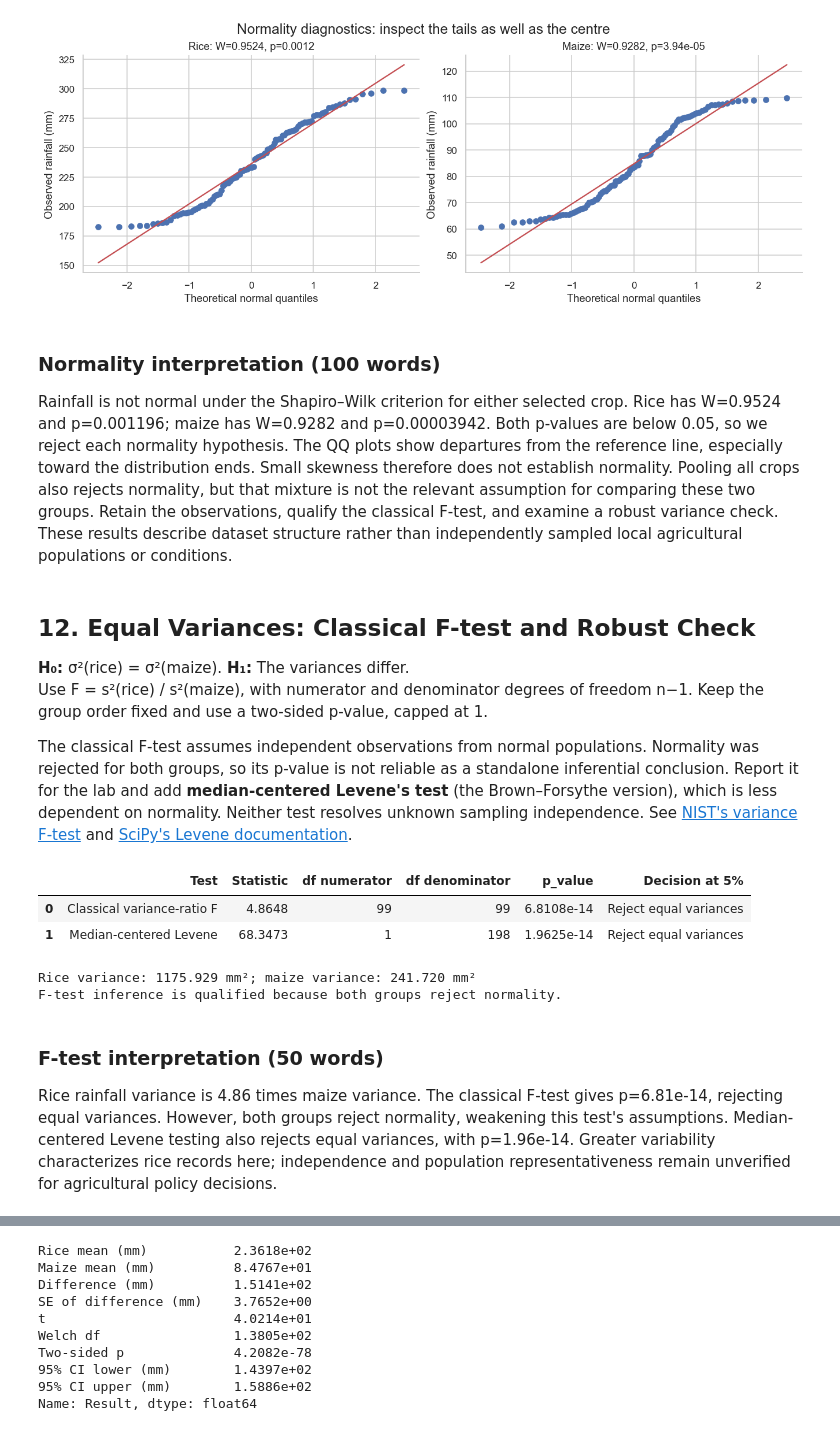
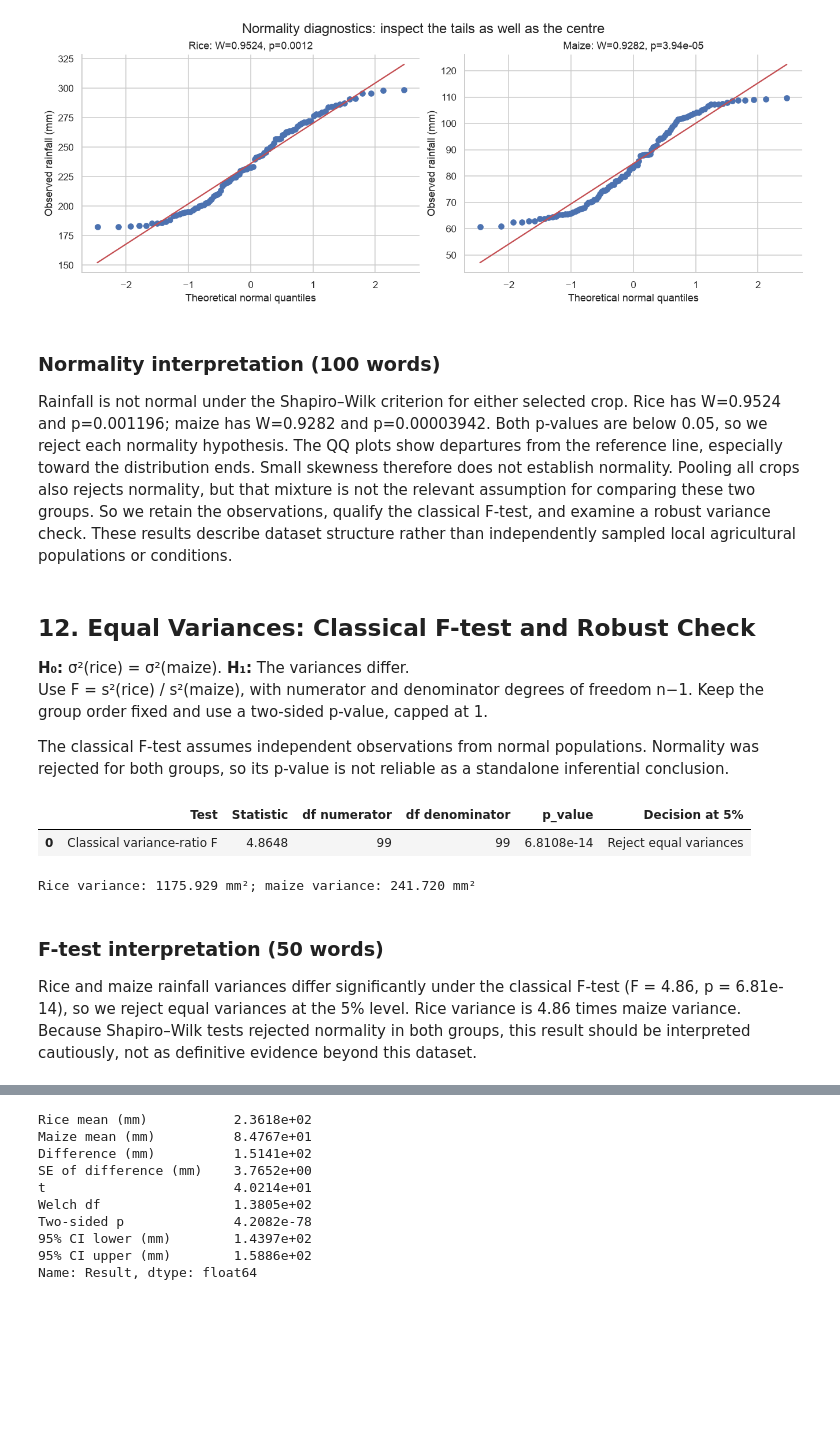
Before and after one commit to UbaidUllah777/Crop_Recommendation_Analysis, a Jupyter notebook: Crop_Recommendation_Workshop_A.ipynb, the cells around one changed output, grey strips where cells are left out. Drawn from its saved outputs; the diff is of its cells as text; code cells hidden in the pictures; blank space fills up the shorter version.

```diff
--- a/Crop_Recommendation_Workshop_A.ipynb
+++ b/Crop_Recommendation_Workshop_A.ipynb
@@ -496,39 +492,43 @@ save_show(fig, '04_qq_normality.png')
 # %% [markdown]
 ### Normality interpretation (100 words)
 
-Rainfall is not normal under the Shapiro–Wilk criterion for either selected crop. Rice has W=0.9524 and p=0.001196; maize has W=0.9282 and p=0.00003942. Both p-values are below 0.05, so we reject each normality hypothesis. The QQ plots show departures from the reference line, especially toward the distribution ends. Small skewness therefore does not establish normality. Pooling all crops also rejects normality, but that mixture is not the relevant assumption for comparing these two groups. Retain the observations, qualify the classical F-test, and examine a robust variance check. These results describe dataset structure rather than independently sampled local agricultural populations or conditions.
+Rainfall is not normal under the Shapiro–Wilk criterion for either selected crop. Rice has W=0.9524 and p=0.001196; maize has W=0.9282 and p=0.00003942. Both p-values are below 0.05, so we reject each normality hypothesis. The QQ plots show departures from the reference line, especially toward the distribution ends. Small skewness therefore does not establish normality. Pooling all crops also rejects normality, but that mixture is not the relevant assumption for comparing these two groups. So we retain the observations, qualify the classical F-test, and examine a robust variance check. These results describe dataset structure rather than independently sampled local agricultural populations or conditions.
 # %% [markdown]
 ## 12. Equal Variances: Classical F-test and Robust Check
 
 **H₀:** σ²(rice) = σ²(maize). **H₁:** The variances differ.
 Use F = s²(rice) / s²(maize), with numerator and denominator degrees of freedom n−1. Keep the group order fixed and use a two-sided p-value, capped at 1.
 
-The classical F-test assumes independent observations from normal populations. Normality was rejected for both groups, so its p-value is not reliable as a standalone inferential conclusion. Report it for the lab and add **median-centered Levene's test** (the Brown–Forsythe version), which is less dependent on normality. Neither test resolves unknown sampling independence. See [NIST's variance F-test](https://www.itl.nist.gov/div898/handbook/eda/section3/eda359.htm) and [SciPy's Levene documentation](https://docs.scipy.org/doc/scipy/reference/generated/scipy.stats.levene.html).
+The classical F-test assumes independent observations from normal populations. Normality was rejected for both groups, so its p-value is not reliable as a standalone inferential conclusion.
 # %%
 n_a, n_b = len(a), len(b)
 var_a, var_b = np.var(a, ddof=1), np.var(b, ddof=1)
 f_stat = var_a / var_b
 df1, df2 = n_a - 1, n_b - 1
-p_f = min(1.0, 2 * min(stats.f.cdf(f_stat, df1, df2), stats.f.sf(f_stat, df1, df2)))
-levene = stats.levene(a, b, center='median')
+p_f = min(1.0, 2 * min(stats.f.cdf(f_stat, df1, df2),
+                       stats.f.sf(f_stat, df1, df2)))
+
 display(pd.DataFrame({
-    'Test': ['Classical variance-ratio F', 'Median-centered Levene'],
-    'Statistic': [f_stat, levene.statistic], 'df numerator': [df1, 1],
-    'df denominator': [df2, n_a + n_b - 2], 'p_value': [p_f, levene.pvalue],
-    'Decision at 5%': ['Reject equal variances' if p < ALPHA else 'Fail to reject equal variances'
-                       for p in [p_f, levene.pvalue]]}))
+    'Test': ['Classical variance-ratio F'],
+    'Statistic': [f_stat],
+    'df numerator': [df1],
+    'df denominator': [df2],
+    'p_value': [p_f],
+    'Decision at 5%': [
+        'Reject equal variances' if p_f < ALPHA
+        else 'Fail to reject equal variances'
+    ]
+}))
+
 print(f'Rice variance: {var_a:.3f} mm²; maize variance: {var_b:.3f} mm²')
-print('F-test inference is qualified because both groups reject normality.')
 # %% [output]
 |  | Test | Statistic | df numerator | df denominator | p_value | Decision at 5% |
 | 0 | Classical variance-ratio F | 4.8648 | 99 | 99 | 6.8108e-14 | Reject equal variances |
-| 1 | Median-centered Levene | 68.3473 | 1 | 198 | 1.9625e-14 | Reject equal variances |
 Rice variance: 1175.929 mm²; maize variance: 241.720 mm²
-F-test inference is qualified because both groups reject normality.
 # %% [markdown]
 ### F-test interpretation (50 words)
 
-Rice rainfall variance is 4.86 times maize variance. The classical F-test gives p=6.81e-14, rejecting equal variances. However, both groups reject normality, weakening this test's assumptions. Median-centered Levene testing also rejects equal variances, with p=1.96e-14. Greater variability characterizes rice records here; independence and population representativeness remain unverified for agricultural policy decisions.
+Rice and maize rainfall variances differ significantly under the classical F-test (F = 4.86, p = 6.81e-14), so we reject equal variances at the 5% level. Rice variance is 4.86 times maize variance. Because Shapiro–Wilk tests rejected normality in both groups, this result should be interpreted cautiously, not as definitive evidence beyond this dataset.
 # %% [markdown]
 ## 13. Comparing Means: Welch's T-statistic
 
```
Also changed, not shown: parts of 19 cells of this notebook, 1 other file.
